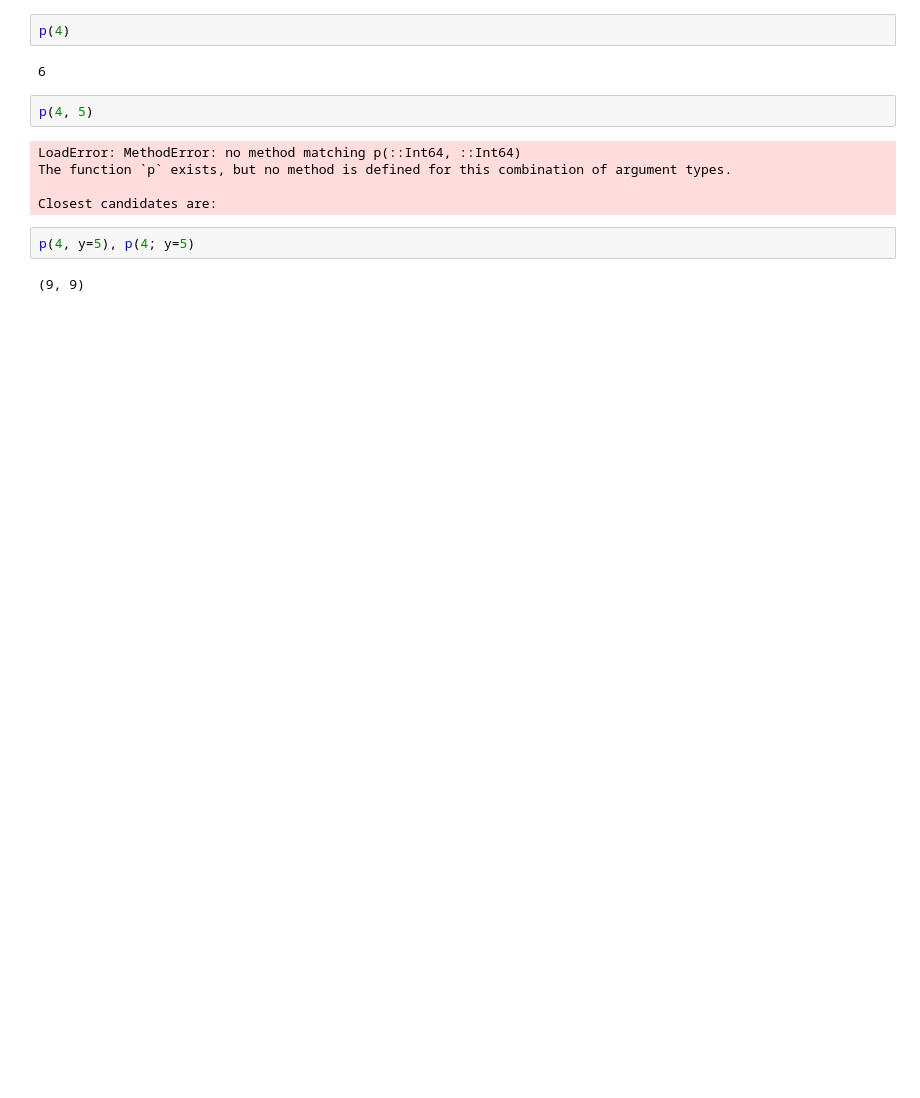
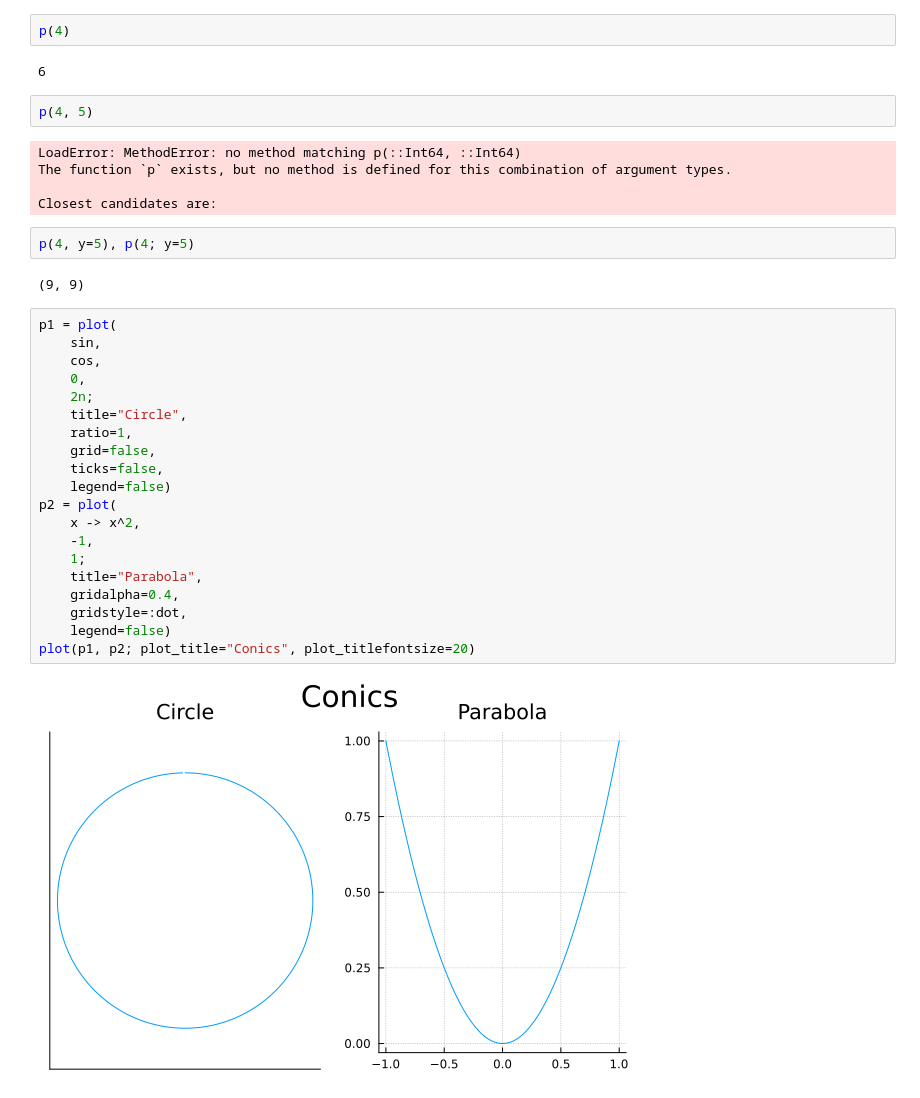
Before and after one commit to damiansp/julia, a Jupyter notebook: practical/04_plotting/plots.ipynb, the cells around one changed output. Cells and saved outputs as stored; diff of their text form; blank space fills up the shorter version.

Commit message:
plots++

```diff
--- a/practical/04_plotting/plots.ipynb
+++ b/practical/04_plotting/plots.ipynb
@@ -149,3 +149,25 @@ Closest candidates are:
 p(4, y=5), p(4; y=5)
 # %% [output]
 (9, 9)
+# %%
+p1 = plot(
+    sin,
+    cos,
+    0,
+    2n;
+    title="Circle",
+    ratio=1,
+    grid=false,
+    ticks=false,
+    legend=false)
+p2 = plot(
+    x -> x^2,
+    -1,
+    1;
+    title="Parabola",
+    gridalpha=0.4,
+    gridstyle=:dot,
+    legend=false)
+plot(p1, p2; plot_title="Conics", plot_titlefontsize=20)
+# %% [output]
+[figure, added]
```
